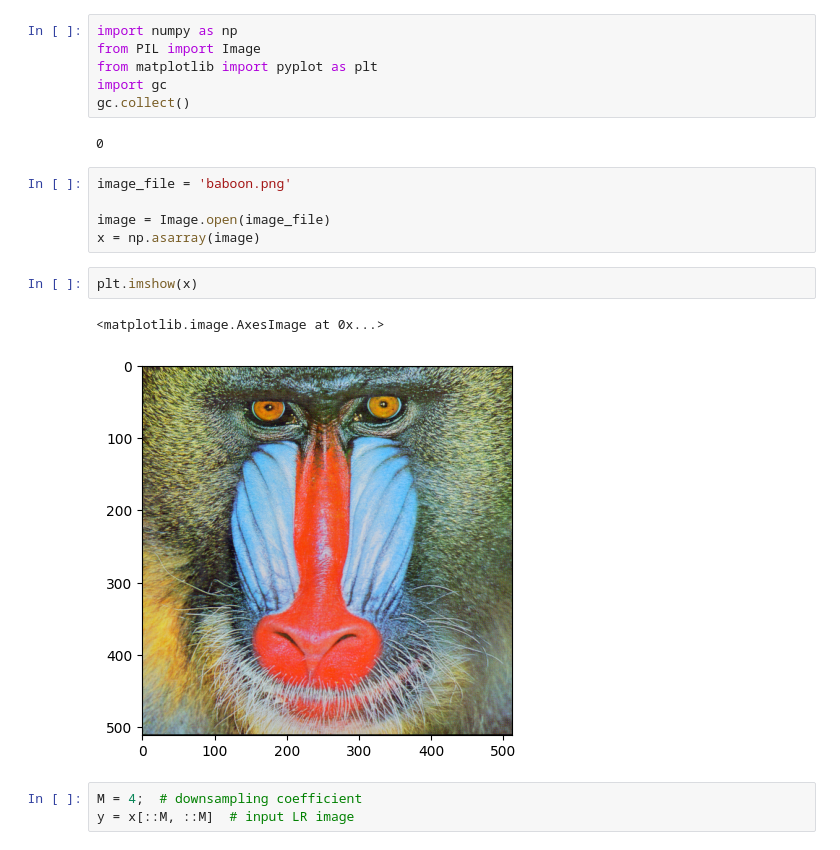
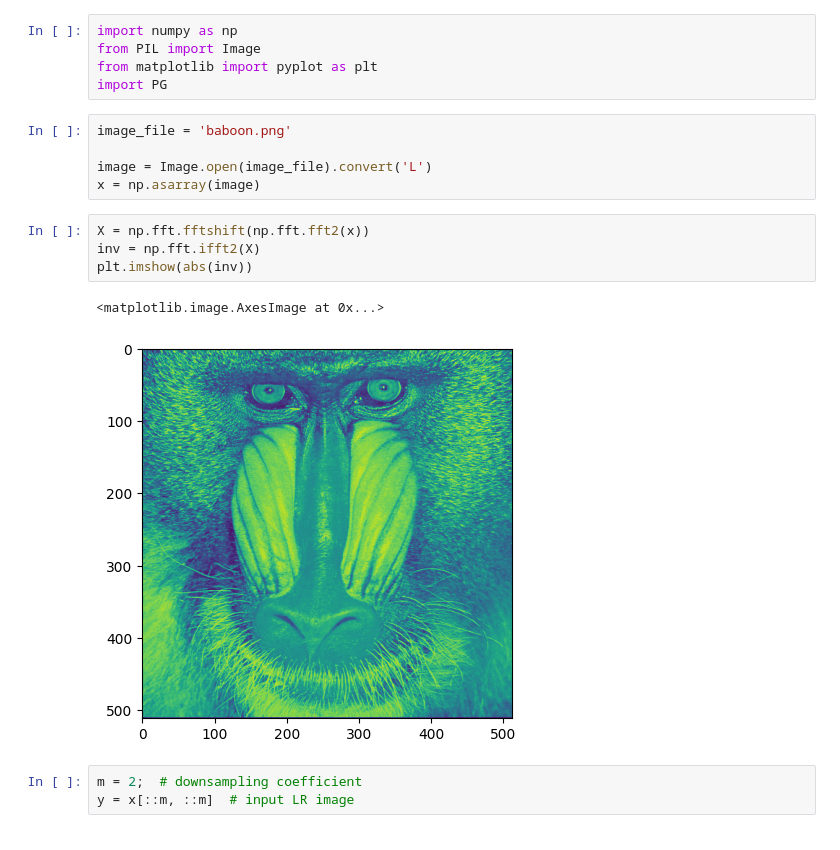
Before and after one commit to hebelab/sensor_fusion_in_the_cloud, a Jupyter notebook: Python/papoulish_gerchberg.ipynb, the cells around one changed output. Drawn from its saved outputs; the diff is of its cells as text.

```diff
--- a/Python/papoulish_gerchberg.ipynb
+++ b/Python/papoulish_gerchberg.ipynb
@@ -2,23 +2,22 @@
 import numpy as np
 from PIL import Image
 from matplotlib import pyplot as plt
-import gc
-gc.collect()
+import PG
-# %% [output]
-0
 # %%
 image_file = 'baboon.png'
 
-image = Image.open(image_file)
+image = Image.open(image_file).convert('L')
 x = np.asarray(image)
-# %%
-plt.imshow(x)
-# %% [output]
-<matplotlib.image.AxesImage at 0x...>
-[figure, removed]
+# %%
+X = np.fft.fftshift(np.fft.fft2(x))
+inv = np.fft.ifft2(X)
+plt.imshow(abs(inv))
+# %% [output]
+<matplotlib.image.AxesImage at 0x...>
+[figure, added]
 # %%
-M = 4;  # downsampling coefficient
-y = x[::M, ::M]  # input LR image
+m = 2;  # downsampling coefficient
+y = x[::m, ::m]  # input LR image
 # %%
 plt.imshow(y)
 # %% [output]
```
Also changed, not shown: parts of 5 cells of this notebook, 6 other files.
